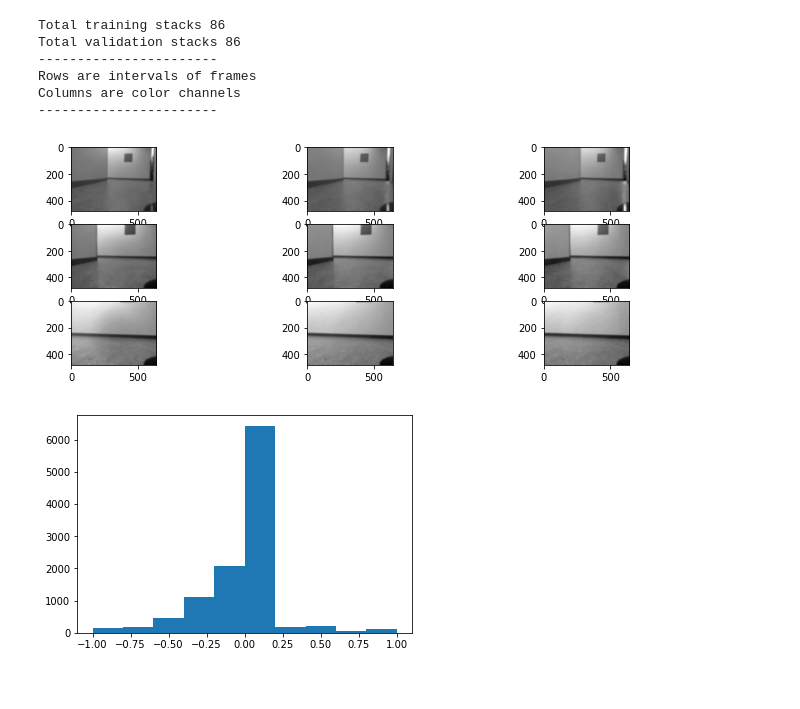
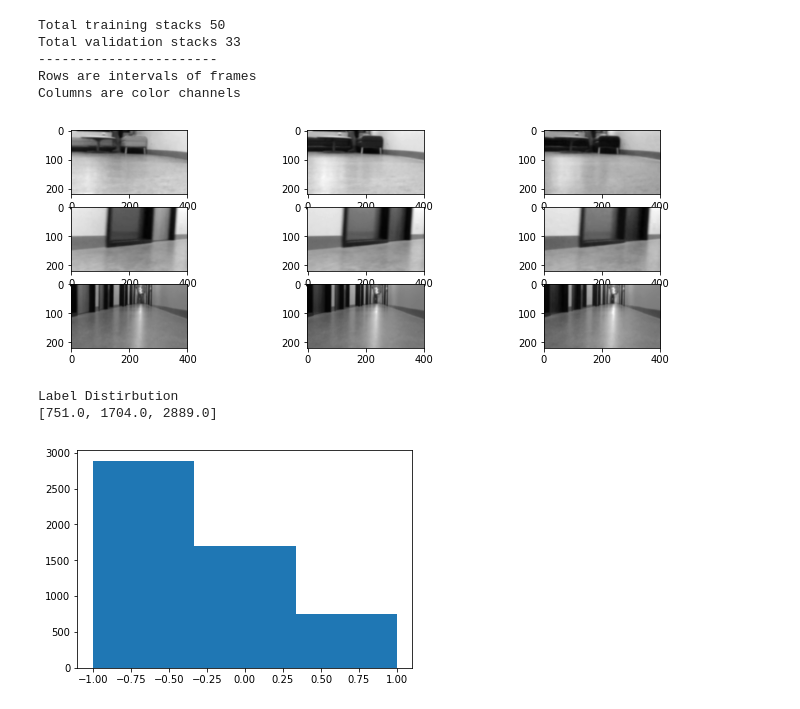
Before and after one commit to Autonomous-Robotics-UTM/Imitation-Learning-Net, a Jupyter notebook: net/regression/CustomDataset.ipynb, the cells around one changed output. Saved outputs shown, nothing was run; the diff lists cells and outputs as text; code cells hidden in the pictures.

```diff
--- a/net/regression/CustomDataset.ipynb
+++ b/net/regression/CustomDataset.ipynb
@@ -39,7 +39,7 @@ class Images():
     def get_stack(self,index,stack_size,stride):
         img_filenames = [self.image_filename(self.path,i)
                          for i in range(index, index+stride*stack_size, stride)]
-        images = np.array([io.imread(img_filename).transpose((2,0,1)) for img_filename in img_filenames])
+        images = np.array([io.imread(img_filename).transpose((2,0,1))/255 for img_filename in img_filenames])
         images = np.concatenate(images, axis=0)
         return images
 
@@ -60,19 +60,21 @@ class ControlsDataset(Dataset):
                  batch_size = 64,
                  size = 0,
                  extension = "jpg",
-                 img_folder = '../data/original/',
-                 csv_path = '../data/original/data.csv'):
+                 img_folder = '../data/cropped_turns/',
+                 csv_path = '../data/cropped_turns/data.csv'):
 
         self.stack_size = stack_size
         self.stride = stride
         self.labels = Labels(csv_path)
         self.images = Images(img_folder,extension)
-
+        self.size = size
         self.make_dataloaders(batch_size, size)
 
-    def make_dataloaders(self,batch_size, size = 0, train=0.5,test=0.5):
+    def make_dataloaders(self,batch_size, size = 0, train=0.6,test=0.4):
         if size == 0:
             size = len(self)
+        else:
+            size = size - self.stride*(self.stack_size-1)
 
         indices = list(range(size))
         split = int(np.floor(test * size))
@@ -97,7 +99,10 @@ class ControlsDataset(Dataset):
         print("Total validation stacks",len(self.validloader))
 
     def __len__(self):
-        return len(self.labels) - self.stride*(self.stack_size-1)
+        if self.size == 0:
+            return len(self.labels) - self.stride*(self.stack_size-1)
+
+        return self.size - self.stride*(self.stack_size-1)
 
     def __getitem__(self, idx):
         #get a stack of images
@@ -119,17 +124,19 @@ if __name__ == "__main__":
     dataset.images.show(img_stack,channels=3)
     plt.show()
 # %% [output]
-Total training stacks 86
-Total validation stacks 86
+Total training stacks 50
+Total validation stacks 33
 -----------------------
 Rows are intervals of frames
 Columns are color channels
------------------------
-[figure, old version]
+[figure, new version]
 # %%
 if __name__ == "__main__":
     counts = dataset.labels.dataframe.groupby('Angle')['ID'].count()
     print("Label Distirbution")
-    a = plt.hist(dataset.labels.dataframe["Angle"])
+    a = plt.hist(dataset.labels.dataframe["Angle"], bins = 3)
+    print(sorted(a[0]))
 # %% [output]
+Label Distirbution
+[751.0, 1704.0, 2889.0]
-[figure, old version]
+[figure, new version]
```
Also changed, not shown: 23 other files.
